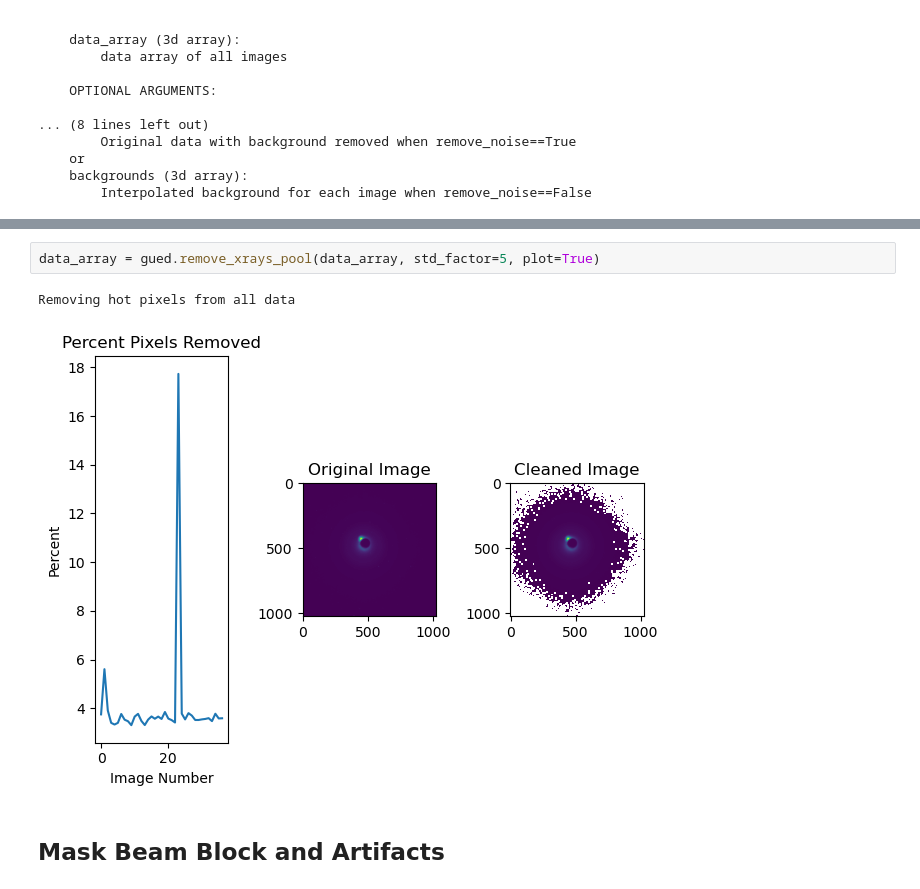
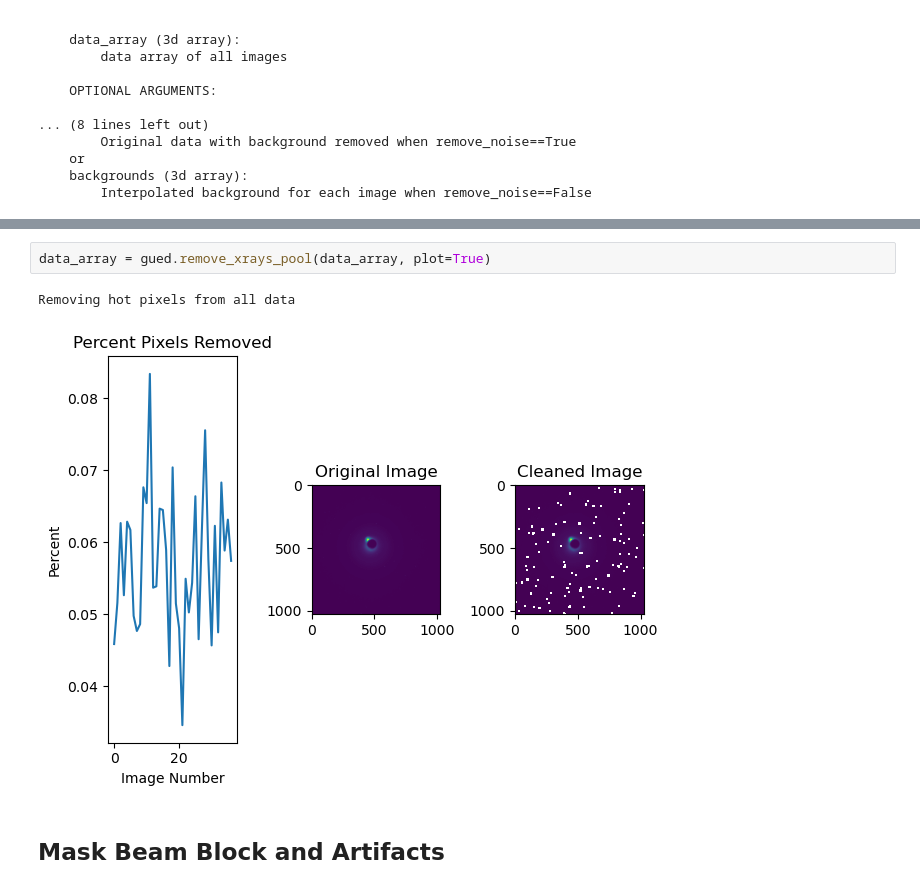
Before and after one commit to lheald2/gued, a Jupyter notebook: Fast_Analysis.ipynb, the cells around one changed output, grey strips where cells are left out. Cells and saved outputs as stored; diff of their text form.

```diff
--- a/Fast_Analysis.ipynb
+++ b/Fast_Analysis.ipynb
@@ -253,10 +254,10 @@ remove_xrays_pool(data_array, plot=True, std_factor=3)
     clean_data (3d array):
         array of image like data with shape of input data array where errant pixels are now masked based on the set threshold
 # %%
-data_array = gued.remove_xrays_pool(data_array, std_factor=5, plot=True)
+data_array = gued.remove_xrays_pool(data_array, plot=True)
 # %% [output]
 Removing hot pixels from all data
-[figure, old version]
+[figure, new version]
 # %% [markdown]
 ## Mask Beam Block and Artifacts
 # %%
```
Also changed, not shown: parts of 17 cells of this notebook, 1 other file.
